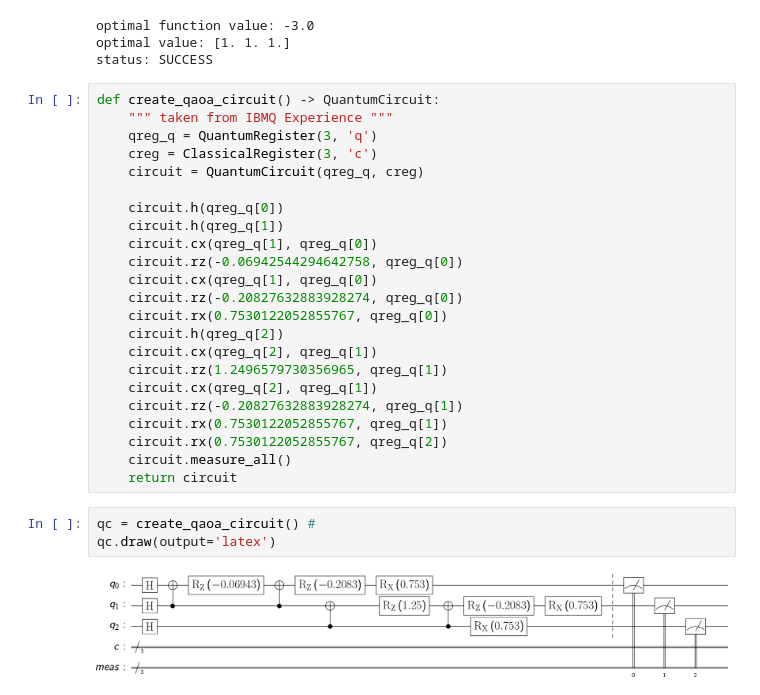
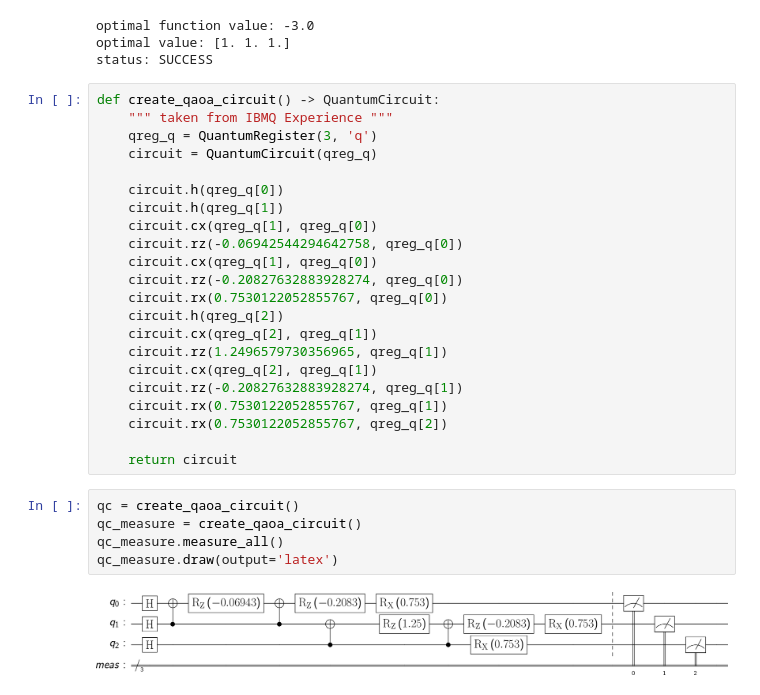
Before and after one commit to tomtuamnuq/compare-qiskit-ocean, a Jupyter notebook: comparison/Qiskit/LinearProgramming/QAOA/Example_Circuit.ipynb, the cells around one changed output. Cells and saved outputs as stored; diff of their text form.

Commit message:
Update QAOA Example Circuit with statevector

```diff
--- a/comparison/Qiskit/LinearProgramming/QAOA/Example_Circuit.ipynb
+++ b/comparison/Qiskit/LinearProgramming/QAOA/Example_Circuit.ipynb
@@ -57,8 +58,7 @@ status: SUCCESS
 def create_qaoa_circuit() -> QuantumCircuit:
     """ taken from IBMQ Experience """
     qreg_q = QuantumRegister(3, 'q')
-    creg = ClassicalRegister(3, 'c')
-    circuit = QuantumCircuit(qreg_q, creg)
+    circuit = QuantumCircuit(qreg_q)
 
     circuit.h(qreg_q[0])
     circuit.h(qreg_q[1])
@@ -74,10 +74,12 @@ def create_qaoa_circuit() -> QuantumCircuit:
     circuit.rz(-0.20827632883928274, qreg_q[1])
     circuit.rx(0.7530122052855767, qreg_q[1])
     circuit.rx(0.7530122052855767, qreg_q[2])
-    circuit.measure_all()
+
     return circuit
 # %%
-qc = create_qaoa_circuit() #
-qc.draw(output='latex')
+qc = create_qaoa_circuit()
+qc_measure = create_qaoa_circuit()
+qc_measure.measure_all()
+qc_measure.draw(output='latex')
 # %% [output]
-[figure, old version]
+[figure, new version]
```
Also changed, not shown: parts of 5 cells of this notebook.
